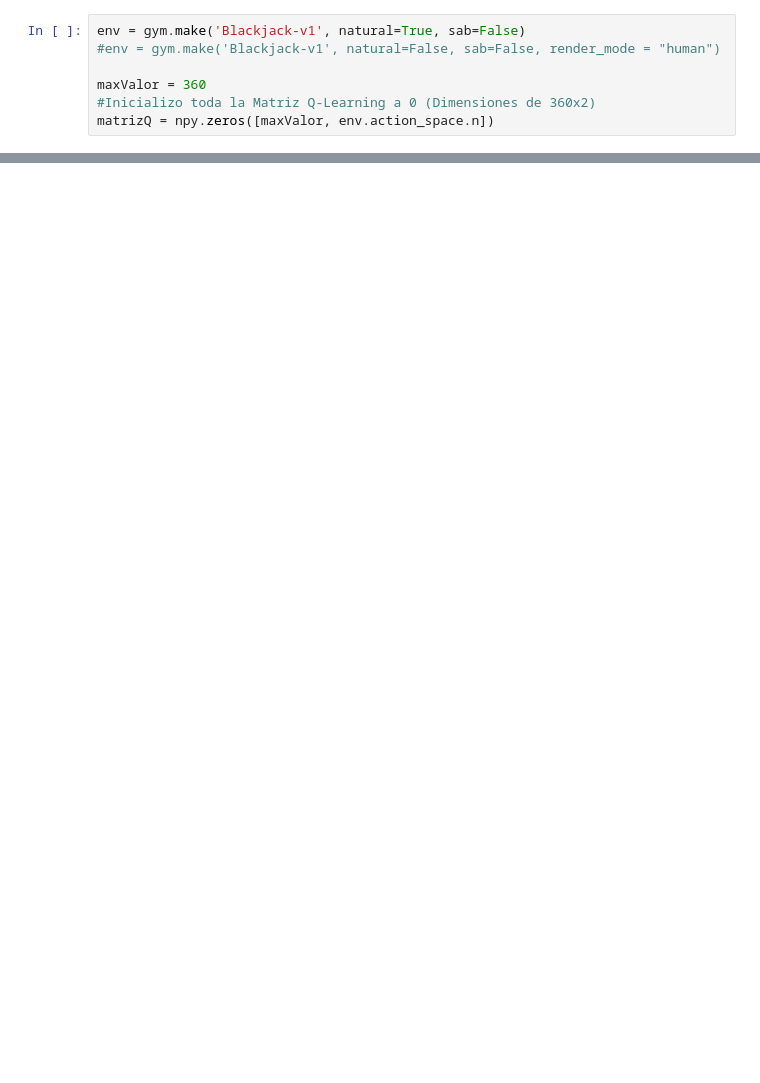
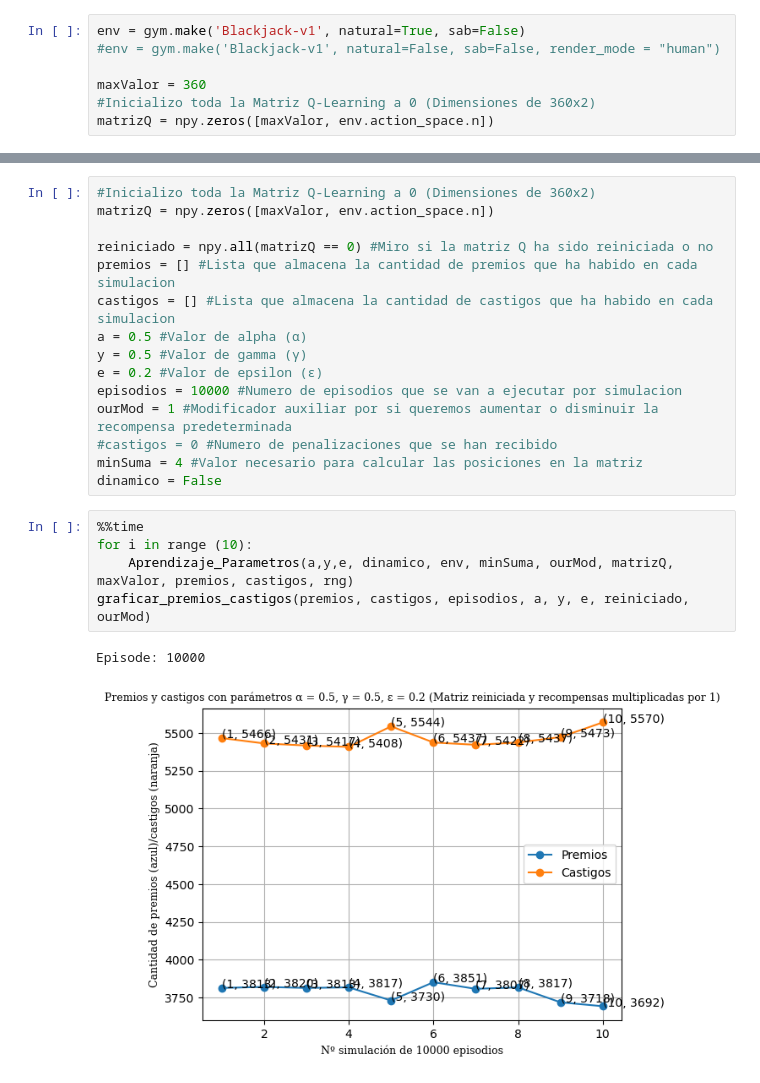
Before and after one commit to J0RGITO-SA3Z/Inteligencia-Artificial, a Jupyter notebook: BlackJack.ipynb, the cells around one changed output, grey strips where cells are left out. Cells and saved outputs as stored; diff of their text form; blank space fills up the shorter version.

```diff
--- a/BlackJack.ipynb
+++ b/BlackJack.ipynb
@@ -297,0 +264,23 @@ plot.show()
+# %%
+#Inicializo toda la Matriz Q-Learning a 0 (Dimensiones de 360x2)
+matrizQ = npy.zeros([maxValor, env.action_space.n])
+
+reiniciado = npy.all(matrizQ == 0) #Miro si la matriz Q ha sido reiniciada o no
+premios = [] #Lista que almacena la cantidad de premios que ha habido en cada simulacion
+castigos = [] #Lista que almacena la cantidad de castigos que ha habido en cada simulacion
+a = 0.5 #Valor de alpha (α)
+y = 0.5 #Valor de gamma (γ)
+e = 0.2 #Valor de epsilon (ε)
+episodios = 10000 #Numero de episodios que se van a ejecutar por simulacion
+ourMod = 1 #Modificador auxiliar por si queremos aumentar o disminuir la recompensa predeterminada
+#castigos = 0 #Numero de penalizaciones que se han recibido
+minSuma = 4 #Valor necesario para calcular las posiciones en la matriz
+dinamico = False
+# %%
+%%time
+for i in range (10):
+    Aprendizaje_Parametros(a,y,e, dinamico, env, minSuma, ourMod, matrizQ, maxValor, premios, castigos, rng)
+graficar_premios_castigos(premios, castigos, episodios, a, y, e, reiniciado, ourMod)
+# %% [output]
+Episode: 10000
+[figure, added]
```
Also changed, not shown: parts of 58 cells of this notebook.
